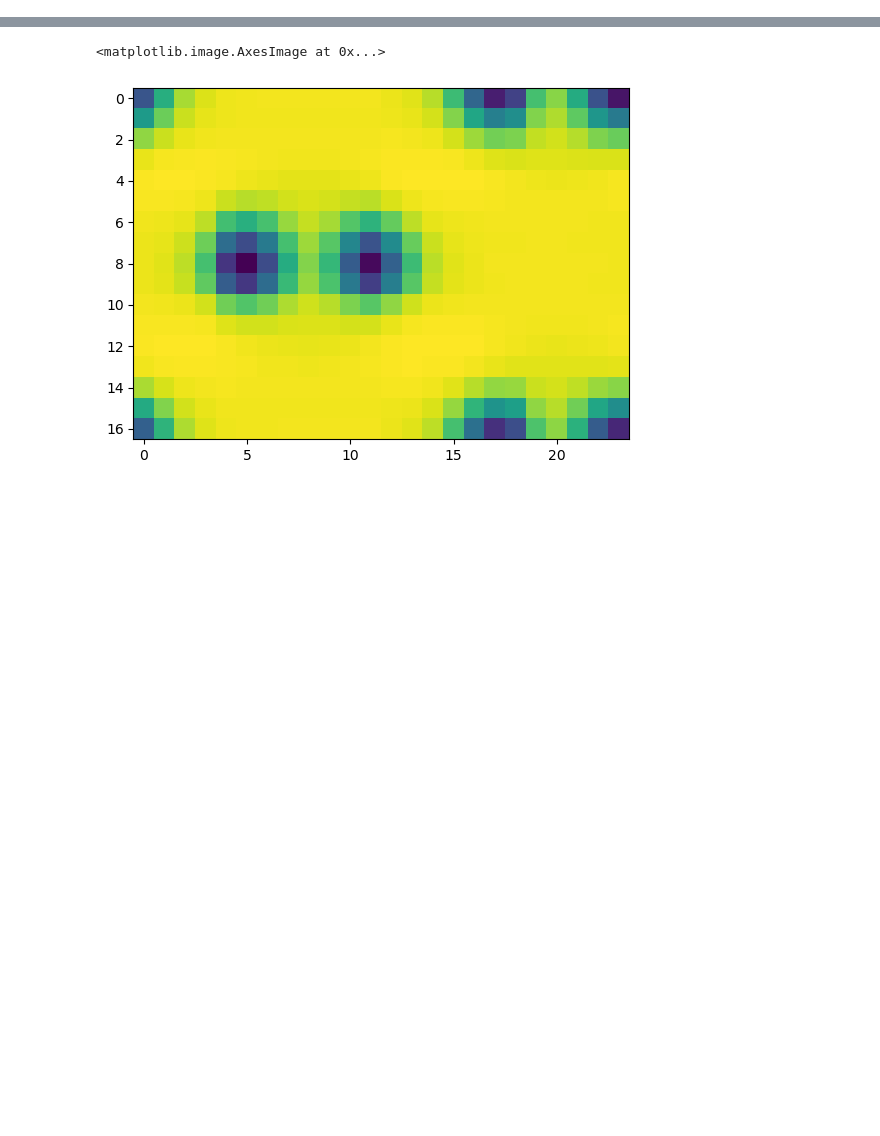
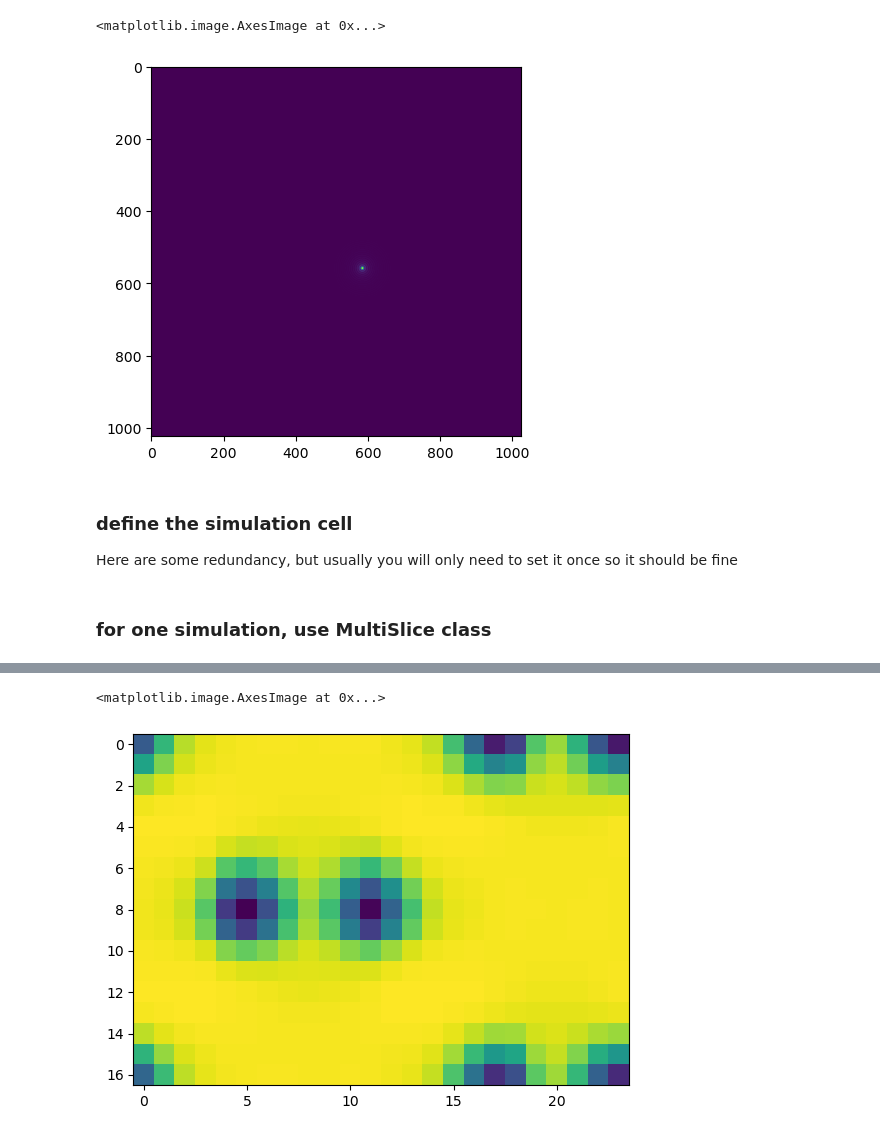
Before and after one commit to swampni/multislice, a Jupyter notebook: sedSim.ipynb, the cells around one changed output, grey strips where cells are left out. Saved outputs shown, nothing was run; the diff lists cells and outputs as text; code cells hidden in the pictures; blank space fills up the shorter version.

```diff
--- a/sedSim.ipynb
+++ b/sedSim.ipynb
@@ -53,0 +45,11 @@ sed.nStep
+# %%
+# note that the probe need to be transposed
+probe = wfRead('probe.wf')[0][0].T
+
+plt.imshow(np.abs(probe))
+# %% [output]
+<matplotlib.image.AxesImage at 0x...>
+[figure, added]
+# %% [markdown]
+### define the simulation cell
+Here are some redundancy, but usually you will only need to set it once so it should be fine
@@ -53,0 +58,2 @@ sed.nStep
+# %% [markdown]
+### for one simulation, use MultiSlice class
```
Also changed, not shown: parts of 23 cells of this notebook, 7 other files.
